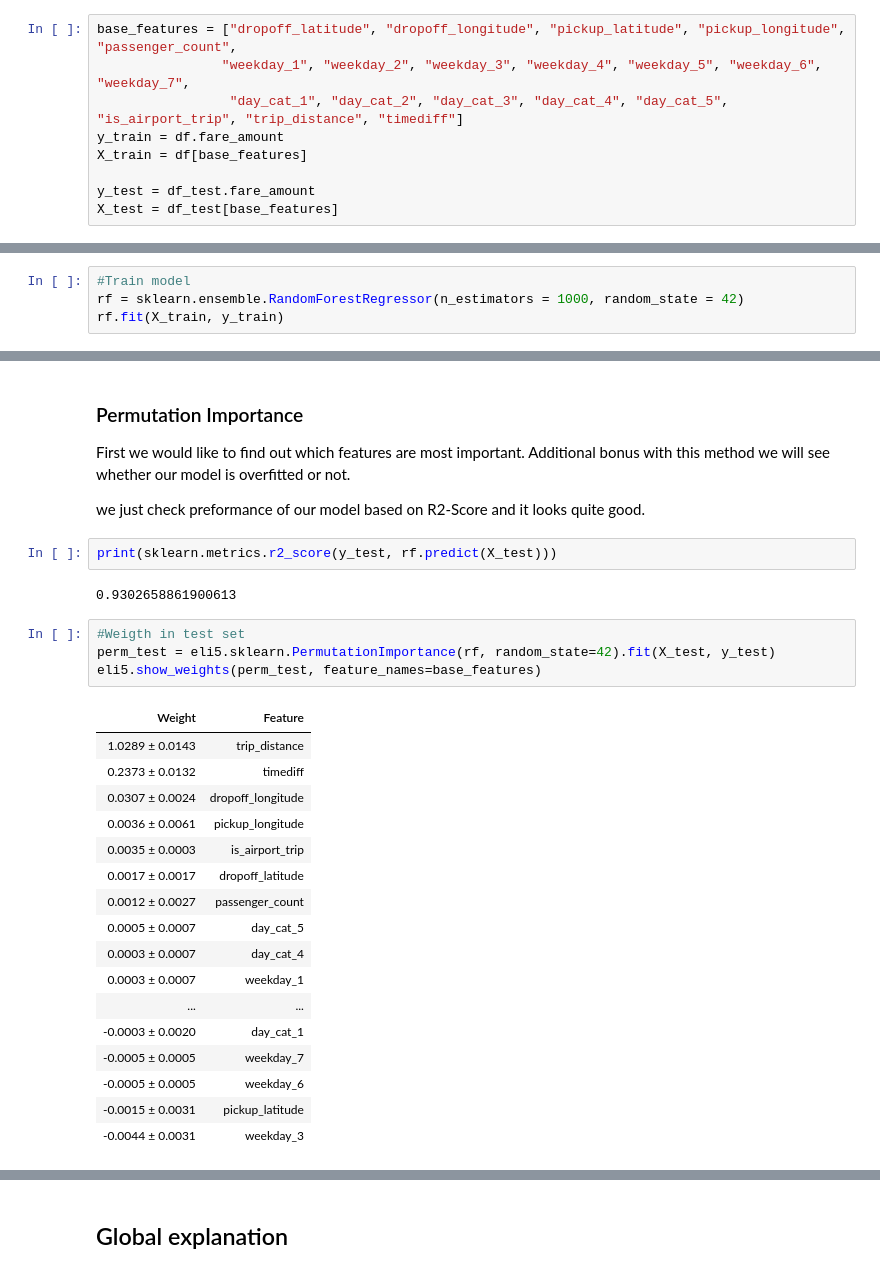
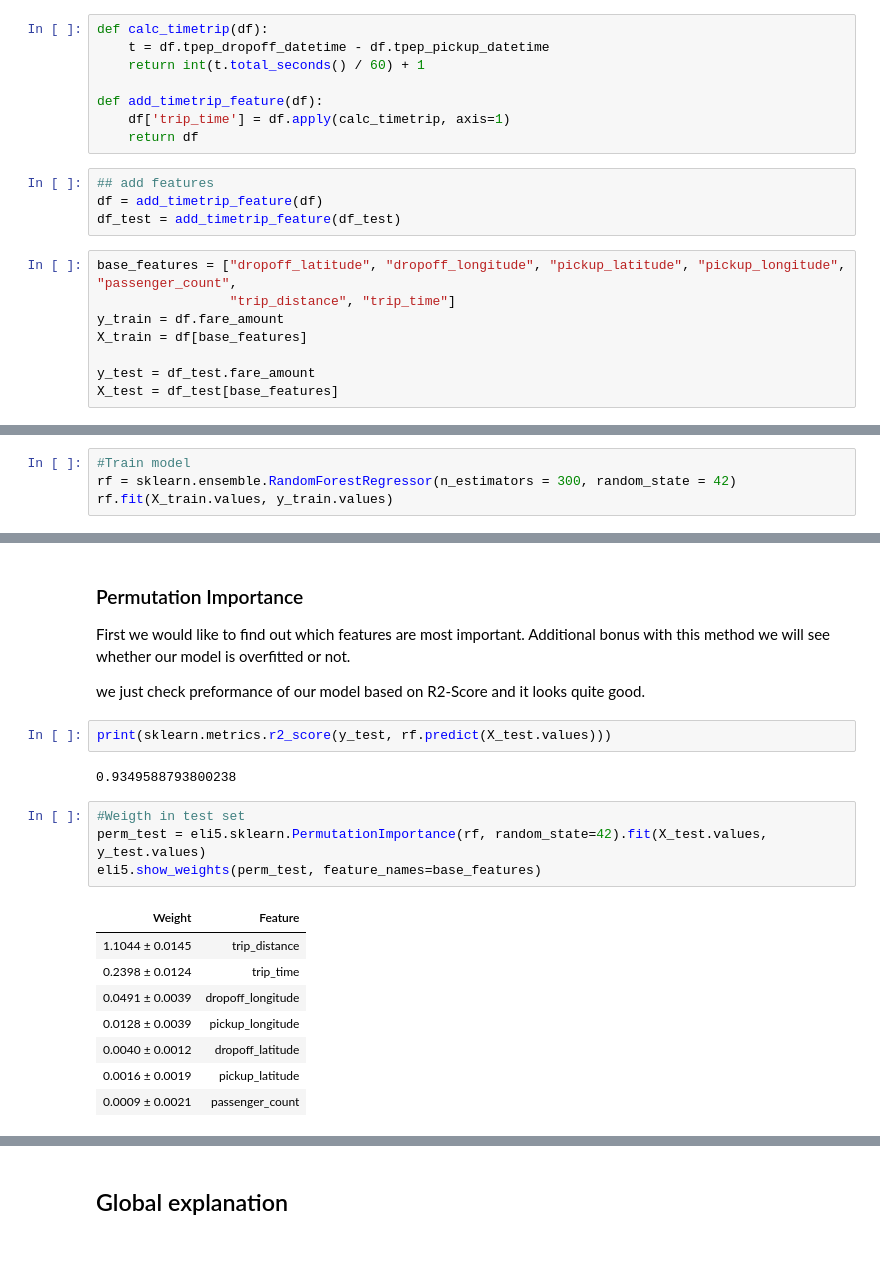
Before and after one commit to dmitrigrigoriev/Explainable_AI, a Jupyter notebook: New_York_Cab/YellowCab.ipynb, the cells around one changed output, grey strips where cells are left out. Cells and saved outputs as stored; diff of their text form.

```diff
--- a/New_York_Cab/YellowCab.ipynb
+++ b/New_York_Cab/YellowCab.ipynb
@@ -274,7 +195,18 @@ df_test = one_hot_encoding(df_test, "weekday")
+# %%
+def calc_timetrip(df):
+    t = df.tpep_dropoff_datetime - df.tpep_pickup_datetime
+    return int(t.total_seconds() / 60) + 1
+
+def add_timetrip_feature(df):
+    df['trip_time'] = df.apply(calc_timetrip, axis=1)
+    return df
+# %%
+## add features
+df = add_timetrip_feature(df)
+df_test = add_timetrip_feature(df_test)
 # %%
 base_features = ["dropoff_latitude", "dropoff_longitude", "pickup_latitude", "pickup_longitude", "passenger_count",
-                "weekday_1", "weekday_2", "weekday_3", "weekday_4", "weekday_5", "weekday_6", "weekday_7",
-                 "day_cat_1", "day_cat_2", "day_cat_3", "day_cat_4", "day_cat_5", "is_airport_trip", "trip_distance", "timediff"]
+                 "trip_distance", "trip_time"]
 y_train = df.fare_amount
 X_train = df[base_features]
 
@@ -284,6 +223,6 @@ X_test = df_test[base_features]
 ## Train the model
 # %%
 #Train model
-rf = sklearn.ensemble.RandomForestRegressor(n_estimators = 1000, random_state = 42)
-rf.fit(X_train, y_train)
+rf = sklearn.ensemble.RandomForestRegressor(n_estimators = 300, random_state = 42)
+rf.fit(X_train.values, y_train.values)
 # %% [output]
@@ -321,31 +251,22 @@ First we would like to find out which features are most important. Additional bo
 
 we just check preformance of our model based on R2-Score and it looks quite good.
 # %%
-print(sklearn.metrics.r2_score(y_test, rf.predict(X_test)))
+print(sklearn.metrics.r2_score(y_test, rf.predict(X_test.values)))
 # %% [output]
-0.9302658861900613
+0.9349588793800238
 # %%
 #Weigth in test set
-perm_test = eli5.sklearn.PermutationImportance(rf, random_state=42).fit(X_test, y_test)
+perm_test = eli5.sklearn.PermutationImportance(rf, random_state=42).fit(X_test.values, y_test.values)
 eli5.show_weights(perm_test, feature_names=base_features)
 # %% [output]
 | Weight | Feature |
-| 1.0289 ± 0.0143 | trip_distance |
-| 0.2373 ± 0.0132 | timediff |
-| 0.0307 ± 0.0024 | dropoff_longitude |
-| 0.0036 ± 0.0061 | pickup_longitude |
-| 0.0035 ± 0.0003 | is_airport_trip |
-| 0.0017 ± 0.0017 | dropoff_latitude |
-| 0.0012 ± 0.0027 | passenger_count |
-| 0.0005 ± 0.0007 | day_cat_5 |
-| 0.0003 ± 0.0007 | day_cat_4 |
-| 0.0003 ± 0.0007 | weekday_1 |
-| ... | ... |
-| -0.0003 ± 0.0020 | day_cat_1 |
-| -0.0005 ± 0.0005 | weekday_7 |
-| -0.0005 ± 0.0005 | weekday_6 |
-| -0.0015 ± 0.0031 | pickup_latitude |
-| -0.0044 ± 0.0031 | weekday_3 |
+| 1.1044 ± 0.0145 | trip_distance |
+| 0.2398 ± 0.0124 | trip_time |
+| 0.0491 ± 0.0039 | dropoff_longitude |
+| 0.0128 ± 0.0039 | pickup_longitude |
+| 0.0040 ± 0.0012 | dropoff_latitude |
+| 0.0016 ± 0.0019 | pickup_latitude |
+| 0.0009 ± 0.0021 | passenger_count |
 # %% [markdown]
 We see that some features have some small negative values. it can point that our model a little bit overfitted.
 In our case not so much overfitted, otherwise we can already stop here
```
Also changed, not shown: parts of 23 cells of this notebook.
